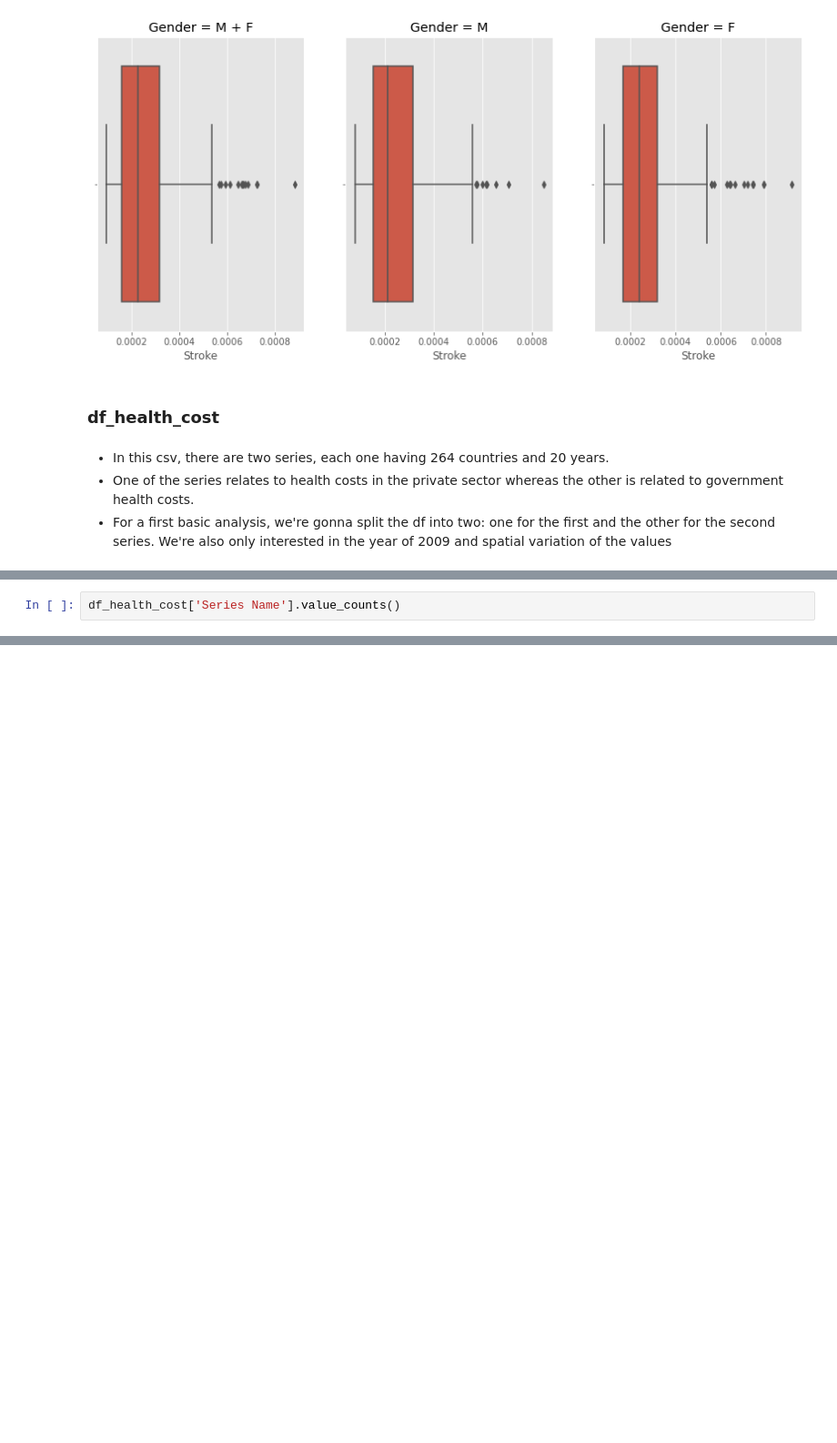
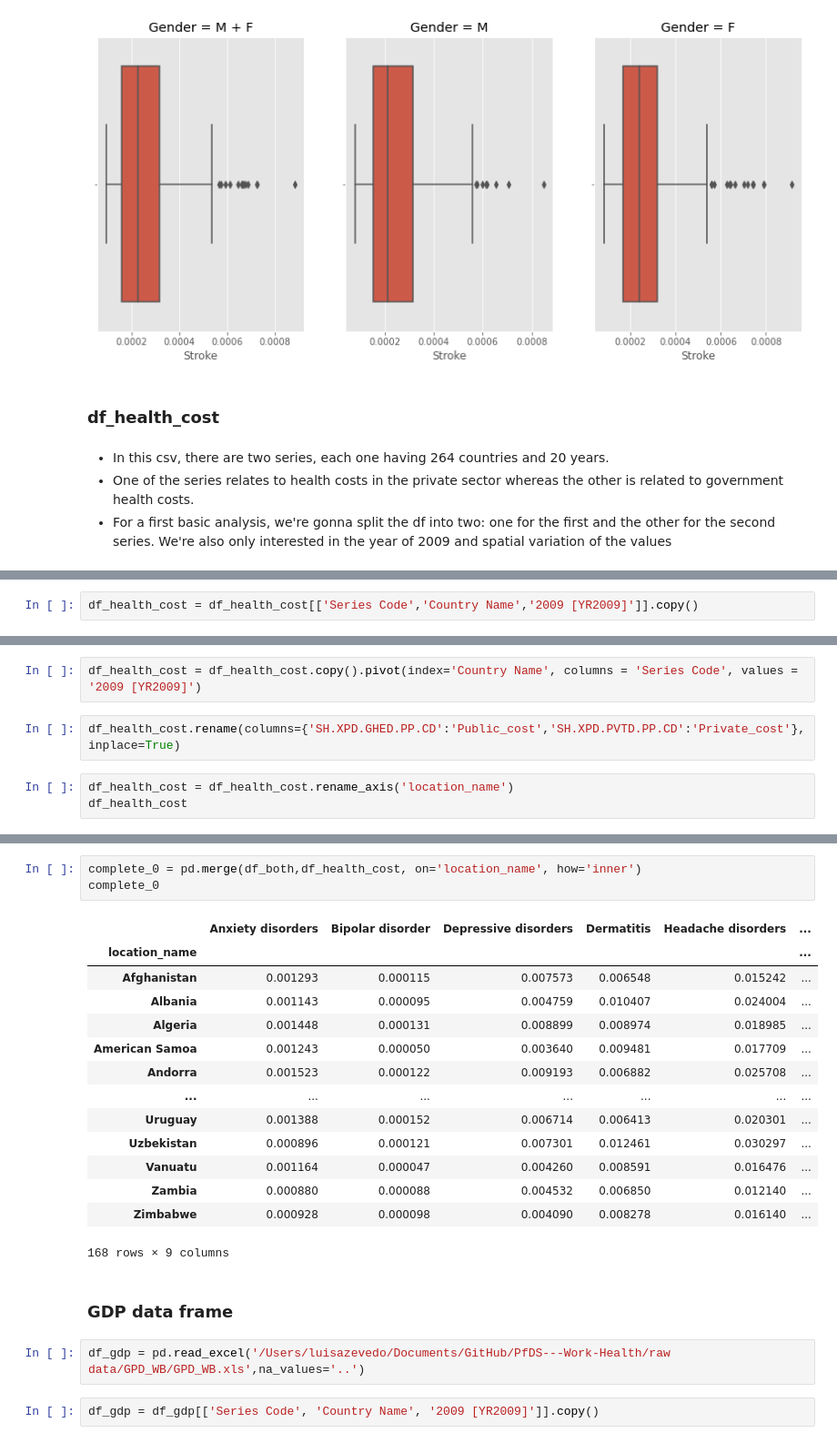
Before and after one commit to luisbazevedo/PfDS---Work-Health, a Jupyter notebook: notebooks/luisbazevedo_draft_0.ipynb, the cells around one changed output, grey strips where cells are left out. Shown at 91% size. Drawn from its saved outputs; the diff is of its cells as text; blank space fills up the shorter version.

```diff
--- a/notebooks/luisbazevedo_draft_0.ipynb
+++ b/notebooks/luisbazevedo_draft_0.ipynb
@@ -363,2 +326,2 @@ plt.show()
 # %%
-df_health_cost['Series Name'].value_counts()
+df_health_cost = df_health_cost[['Series Code','Country Name','2009 [YR2009]']].copy()
@@ -386,0 +335,7 @@ df_health_cost
+# %%
+df_health_cost = df_health_cost.copy().pivot(index='Country Name', columns = 'Series Code', values = '2009 [YR2009]')
+# %%
+df_health_cost.rename(columns={'SH.XPD.GHED.PP.CD':'Public_cost','SH.XPD.PVTD.PP.CD':'Private_cost'}, inplace=True)
+# %%
+df_health_cost = df_health_cost.rename_axis('location_name')
+df_health_cost
@@ -386,0 +357,24 @@ df_health_cost
+# %%
+complete_0 = pd.merge(df_both,df_health_cost, on='location_name', how='inner')
+complete_0
+# %% [output]
+|  | Anxiety disorders | Bipolar disorder | Depressive disorders | Dermatitis | Headache disorders | ... |
+| location_name |  |  |  |  |  | ... |
+| Afghanistan | 0.001293 | 0.000115 | 0.007573 | 0.006548 | 0.015242 | ... |
+| Albania | 0.001143 | 0.000095 | 0.004759 | 0.010407 | 0.024004 | ... |
+| Algeria | 0.001448 | 0.000131 | 0.008899 | 0.008974 | 0.018985 | ... |
+| American Samoa | 0.001243 | 0.000050 | 0.003640 | 0.009481 | 0.017709 | ... |
+| Andorra | 0.001523 | 0.000122 | 0.009193 | 0.006882 | 0.025708 | ... |
+| ... | ... | ... | ... | ... | ... | ... |
+| Uruguay | 0.001388 | 0.000152 | 0.006714 | 0.006413 | 0.020301 | ... |
+| Uzbekistan | 0.000896 | 0.000121 | 0.007301 | 0.012461 | 0.030297 | ... |
+| Vanuatu | 0.001164 | 0.000047 | 0.004260 | 0.008591 | 0.016476 | ... |
+| Zambia | 0.000880 | 0.000088 | 0.004532 | 0.006850 | 0.012140 | ... |
+| Zimbabwe | 0.000928 | 0.000098 | 0.004090 | 0.008278 | 0.016140 | ... |
+168 rows × 9 columns
+# %% [markdown]
+### GDP data frame
+# %%
+df_gdp = pd.read_excel('/Users/luisazevedo/Documents/GitHub/PfDS---Work-Health/raw data/GPD_WB/GPD_WB.xls',na_values='..')
+# %%
+df_gdp = df_gdp[['Series Code', 'Country Name', '2009 [YR2009]']].copy()
```
Also changed, not shown: parts of 34 cells of this notebook, 4 other files.
